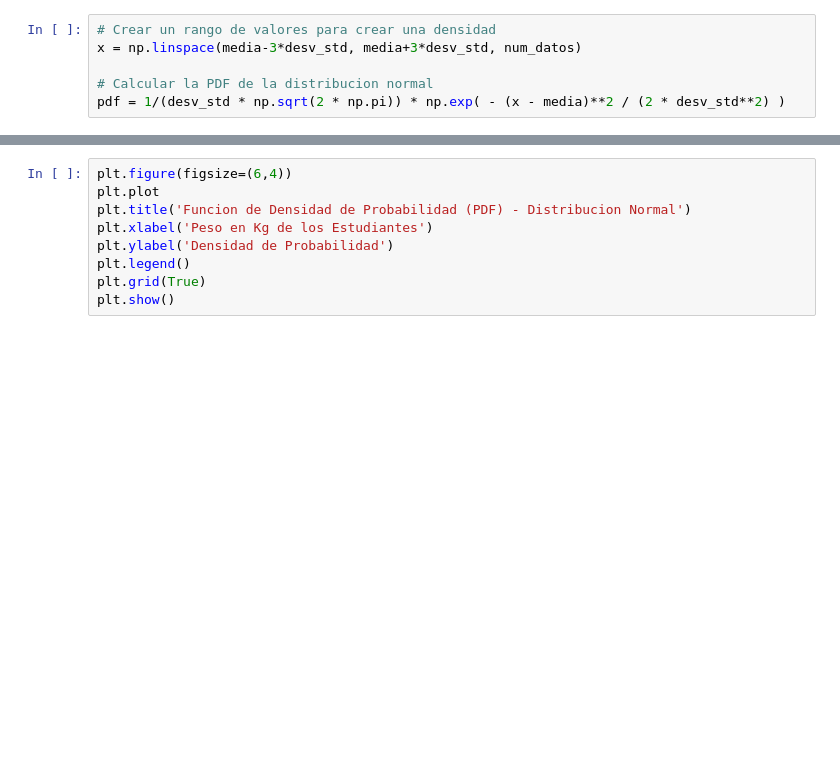
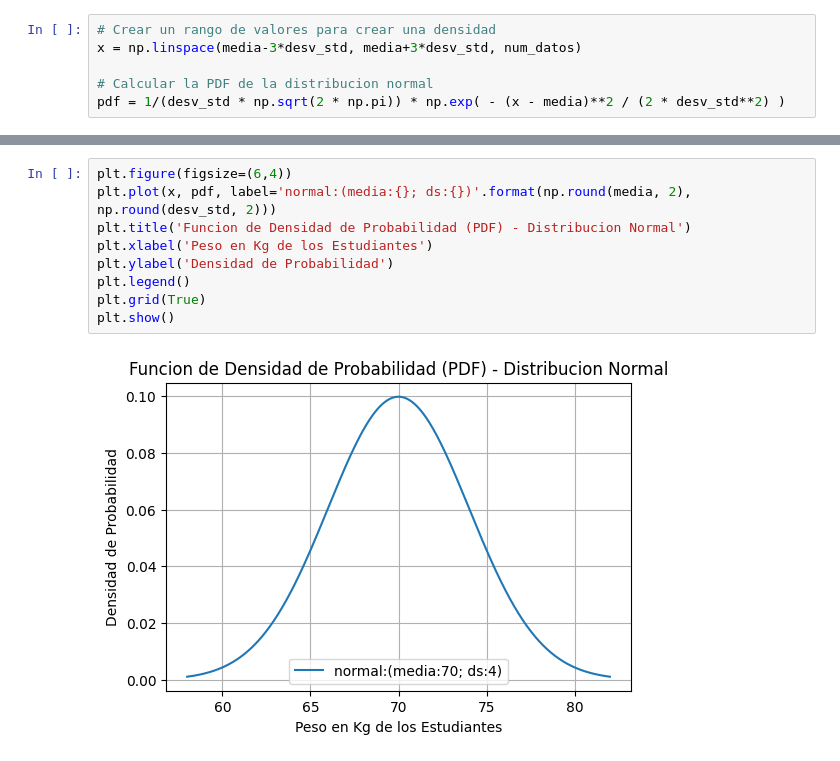
Before and after one commit to EfrenOlivasITD/PyE, a Jupyter notebook: UIVEjercicioI.ipynb, the cells around one changed output, grey strips where cells are left out. Saved outputs shown, nothing was run; the diff lists cells and outputs as text; blank space fills up the shorter version.

```diff
--- a/UIVEjercicioI.ipynb
+++ b/UIVEjercicioI.ipynb
@@ -61,9 +84,11 @@ NameError: name 'x' is not defined
 # %%
 plt.figure(figsize=(6,4))
-plt.plot
+plt.plot(x, pdf, label='normal:(media:{}; ds:{})'.format(np.round(media, 2), np.round(desv_std, 2)))
 plt.title('Funcion de Densidad de Probabilidad (PDF) - Distribucion Normal')
 plt.xlabel('Peso en Kg de los Estudiantes')
 plt.ylabel('Densidad de Probabilidad')
 plt.legend()
 plt.grid(True)
 plt.show()
+# %% [output]
+[figure, added]
```
Also changed, not shown: parts of 11 cells of this notebook.
